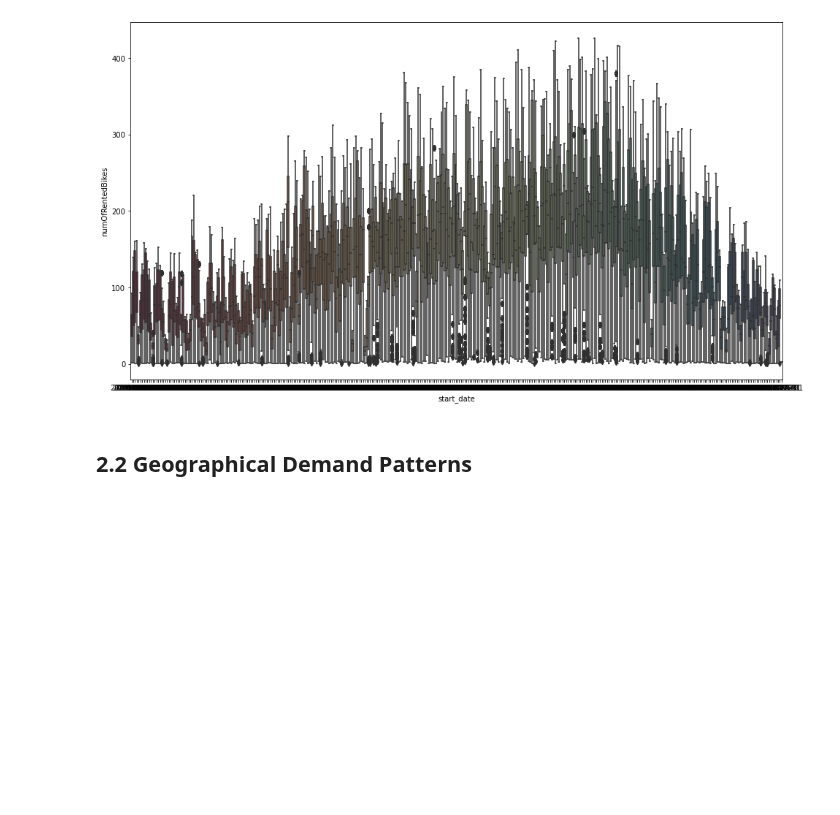
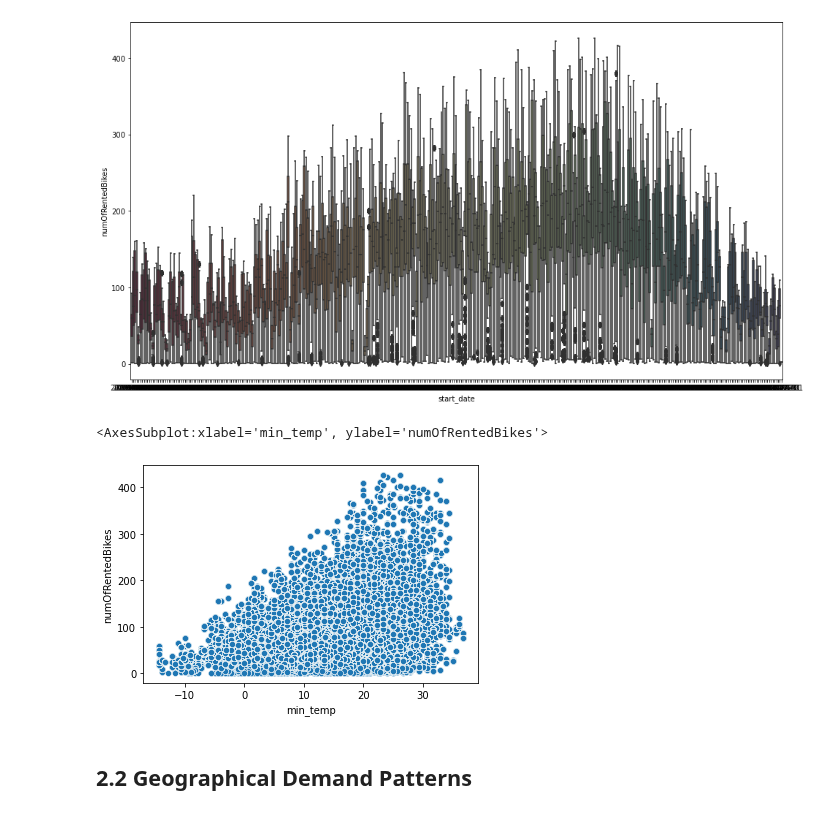
Before and after one commit to Hannah2800/AA_2022_PythonPandas, a Jupyter notebook: Task 2 - Descriptive Analytics.ipynb, the cells around one changed output. Drawn from its saved outputs; the diff is of its cells as text; code cells hidden in the pictures; blank space fills up the shorter version.

```diff
--- a/Task 2 - Descriptive Analytics.ipynb
+++ b/Task 2 - Descriptive Analytics.ipynb
@@ -206,3 +198,8 @@ plt.show()
+# %%
+sns.scatterplot(x="min_temp",y="numOfRentedBikes",data=dfPhiladelphia,palette=palette)
+# %% [output]
+<AxesSubplot:xlabel='min_temp', ylabel='numOfRentedBikes'>
+[figure, added]
 # %% [markdown]
 ## 2.2 Geographical Demand Patterns
 # %% [markdown]
```
Also changed, not shown: parts of 11 cells of this notebook, 1 other file.
